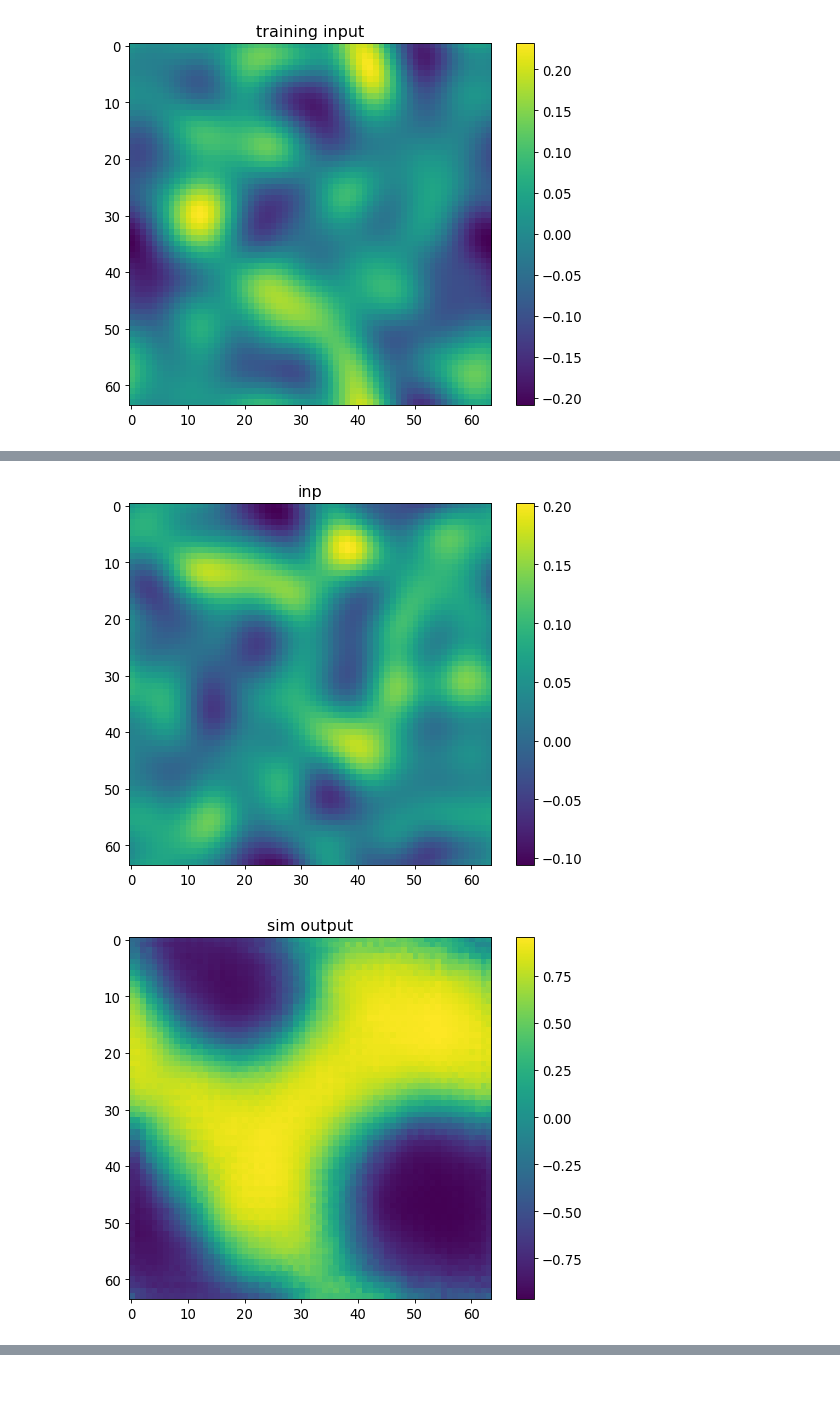
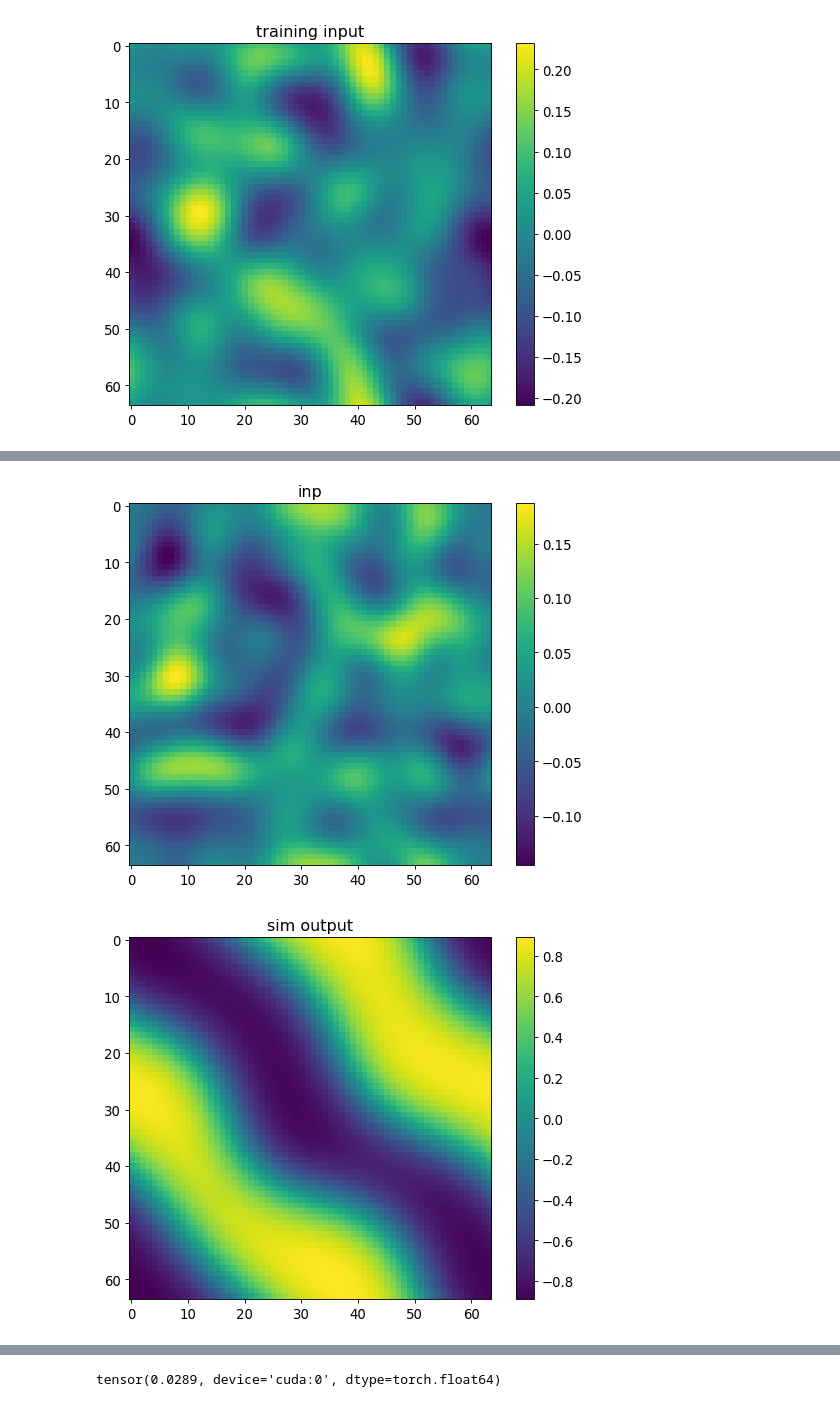
Before and after one commit to auag92/chnet, a Jupyter notebook: CNN model for Cahn-Hill Dynamics-Unet.ipynb, the cells around one changed output, grey strips where cells are left out. Drawn from its saved outputs; the diff is of its cells as text; code cells hidden in the pictures.

```diff
--- a/CNN model for Cahn-Hill Dynamics-Unet.ipynb
+++ b/CNN model for Cahn-Hill Dynamics-Unet.ipynb
@@ -323,9 +296,9 @@ trn_dataset = CahnHillDataset(x_trn, y_trn, transform_x=transformer_x, transform
 val_dataset = CahnHillDataset(x_val, y_val, transform_x=transformer_x, transform_y=transformer_y)
 prd_dataset = CahnHillDataset(x_prd, y_prd, transform_x=transformer_x, transform_y=transformer_y)
 
-batch_size = 32
+batch_size = 4
 
-trn_loader = DataLoader(trn_dataset, batch_size=batch_size, shuffle=True, num_workers=1)
+trn_loader = DataLoader(trn_dataset, batch_size=batch_size, shuffle=True, num_workers=4)
 val_loader = DataLoader(val_dataset, batch_size=batch_size, shuffle=True, num_workers=1)
 prd_loader = DataLoader(prd_dataset, batch_size=8, shuffle=True, num_workers=1)
 
@@ -343,7 +316,7 @@ No. of prediction steps: 4
 # %%
 dt_string = datetime.now().strftime("%d-%m-%Y-%H-%M")
 # %%
-run = 6
+run = 10
 run_id = dt_string + "_run_" +str(run)
 print(run_id)
 
@@ -368,7 +341,7 @@ model = UNet(in_channels=1,
              out_channels=1,
              init_features=init_features).double().to(device)
 # %%
-num_epochs = 30
+num_epochs = 20
 criterion = mse_loss(scale=10000)
 learning_rate = 1e-5
 optimizer = torch.optim.Adam(model.parameters(), lr=learning_rate)
@@ -397,7 +370,7 @@ for epoch in range(num_epochs):
 
         trn_losses.append(np.sqrt(loss.item()))
 
-        if (i) % 256 == 0:
+        if (i) % 64 == 0:
             for item_val in val_loader:
                 model.eval()
                 x1 = item_trn['x'].to(device)
@@ -464,18 +495,20 @@ draw_im(im_y2, "cnn output")
 # %%
-ix = 30
+ix = 3
 
 item_prd = prd_dataset[ix]
 x1 = item_prd['x'].to(device)
-y1 = item_prd['y'].to(device)
+y1 = item_prd['y'][None].to(device)
 y2 = model(y1)
 
 im_x1 = x1[0].detach().cpu().numpy()
 im_y1 = y1[0].detach().cpu().numpy()
 im_y2 = y2[0].detach().cpu().numpy()
 
 draw_im(im_x1, "inp")
 draw_im(im_y1, "sim output")
 draw_im(im_y2, "cnn output")
+
+print(mse_loss(y1, y2).data)
 # %% [output]
-[figure, old version]
+[figure, new version]
-[figure, old version]
+[figure, new version]
@@ -482,0 +516 @@ draw_im(im_y2, "cnn output")
+tensor(0.0289, device='cuda:0', dtype=torch.float64)
```
Also changed, not shown: parts of 18 cells of this notebook, 1 other file.
